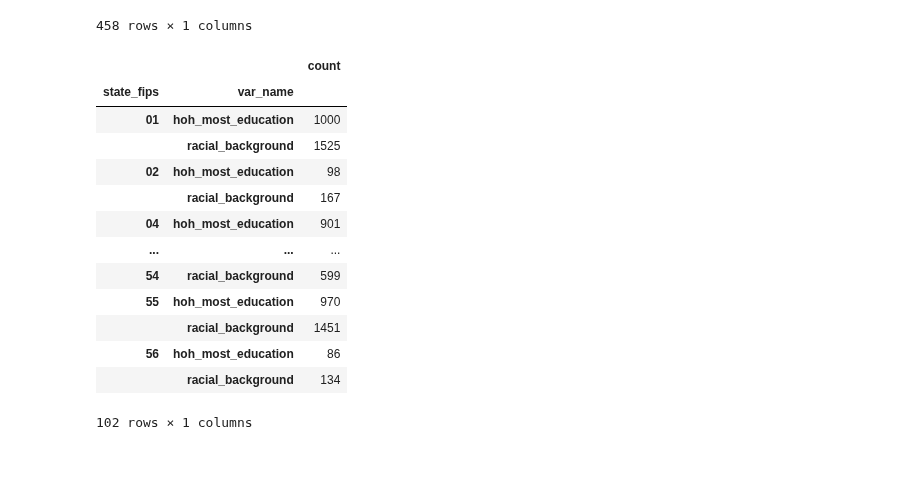
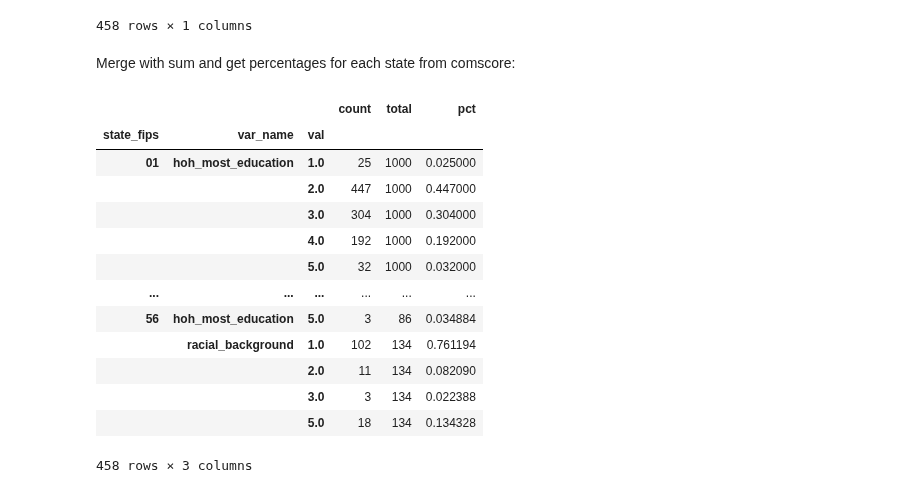
Before and after one commit to aberke/floc-analysis, a Jupyter notebook: notebooks/demographics_explore.ipynb, the cells around one changed output. Drawn from its saved outputs; the diff is of its cells as text; code cells hidden in the pictures; blank space fills up the shorter version.

```diff
--- a/notebooks/demographics_explore.ipynb
+++ b/notebooks/demographics_explore.ipynb
@@ -184,25 +188,8 @@ state_df
 |  |  | 3.0 | 3 |
 |  |  | 5.0 | 18 |
 458 rows × 1 columns
-# %%
-(state_df
- .groupby(['state_fips', 'var_name'])
- .agg({'count': np.sum}))
-# %% [output]
-|  |  | count |
-| state_fips | var_name |  |
-| 01 | hoh_most_education | 1000 |
-|  | racial_background | 1525 |
-| 02 | hoh_most_education | 98 |
-|  | racial_background | 167 |
-| 04 | hoh_most_education | 901 |
-| ... | ... | ... |
-| 54 | racial_background | 599 |
-| 55 | hoh_most_education | 970 |
-|  | racial_background | 1451 |
-| 56 | hoh_most_education | 86 |
-|  | racial_background | 134 |
-102 rows × 1 columns
+# %% [markdown]
+Merge with sum and get percentages for each state from comscore:
 # %%
 state_vars = (state_df.merge(state_df
  .groupby(['state_fips', 'var_name'])
@@ -215,2 +203,19 @@ state_vars = (state_df.merge(state_df
+# %%
+state_vars
+# %% [output]
+|  |  |  | count | total | pct |
+| state_fips | var_name | val |  |  |  |
+| 01 | hoh_most_education | 1.0 | 25 | 1000 | 0.025000 |
+|  |  | 2.0 | 447 | 1000 | 0.447000 |
+|  |  | 3.0 | 304 | 1000 | 0.304000 |
+|  |  | 4.0 | 192 | 1000 | 0.192000 |
+|  |  | 5.0 | 32 | 1000 | 0.032000 |
+| ... | ... | ... | ... | ... | ... |
+| 56 | hoh_most_education | 5.0 | 3 | 86 | 0.034884 |
+|  | racial_background | 1.0 | 102 | 134 | 0.761194 |
+|  |  | 2.0 | 11 | 134 | 0.082090 |
+|  |  | 3.0 | 3 | 134 | 0.022388 |
+|  |  | 5.0 | 18 | 134 | 0.134328 |
+458 rows × 3 columns
 # %%
 state_vars.to_csv('../output/state_census_distributions.csv')
```
Also changed, not shown: parts of 16 cells of this notebook.
